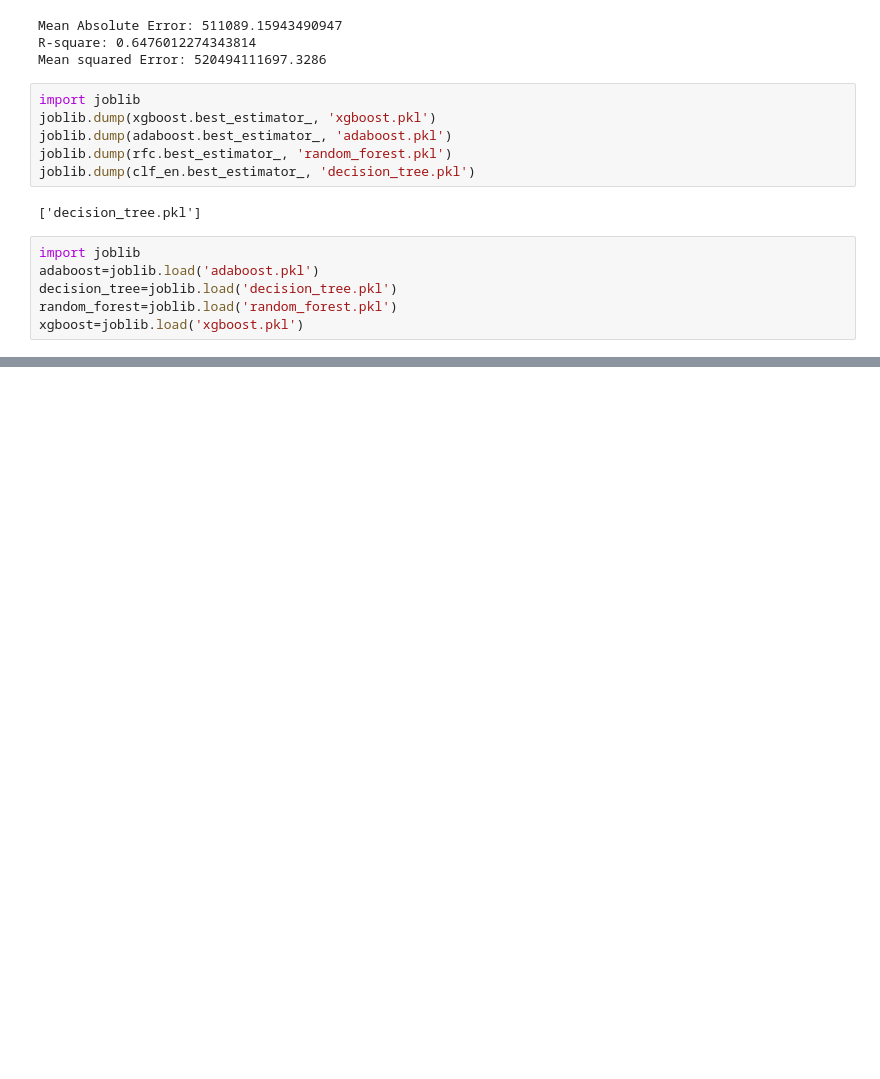
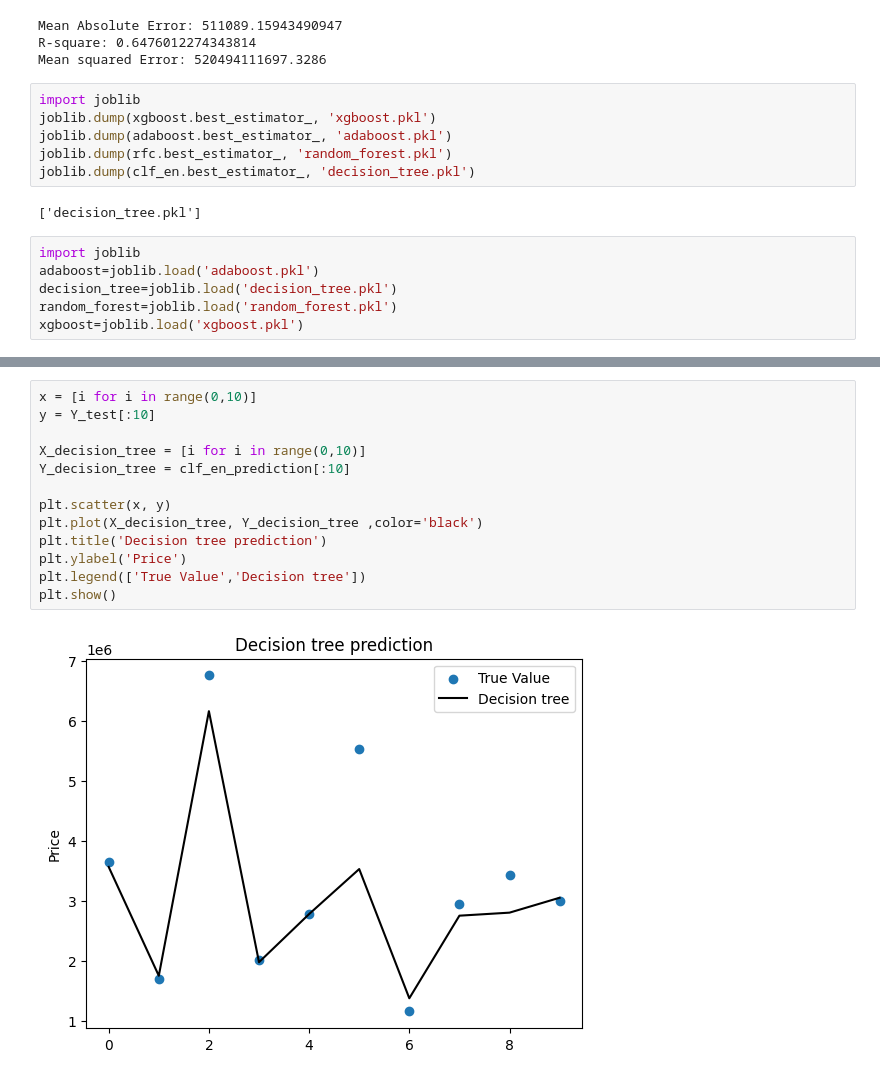
Before and after one commit to hairfann/airfare-prediction, a Jupyter notebook: flight_price.ipynb, the cells around one changed output, grey strips where cells are left out. Drawn from its saved outputs; the diff is of its cells as text; blank space fills up the shorter version.

```diff
--- a/flight_price.ipynb
+++ b/flight_price.ipynb
@@ -309,0 +375,15 @@ xgboost=joblib.load('xgboost.pkl')
+# %%
+x = [i for i in range(0,10)]
+y = Y_test[:10]
+
+X_decision_tree = [i for i in range(0,10)]
+Y_decision_tree = clf_en_prediction[:10]
+
+plt.scatter(x, y)
+plt.plot(X_decision_tree, Y_decision_tree ,color='black')
+plt.title('Decision tree prediction')
+plt.ylabel('Price')
+plt.legend(['True Value','Decision tree'])
+plt.show()
+# %% [output]
+[figure, added]
```
Also changed, not shown: parts of 8 cells of this notebook.
